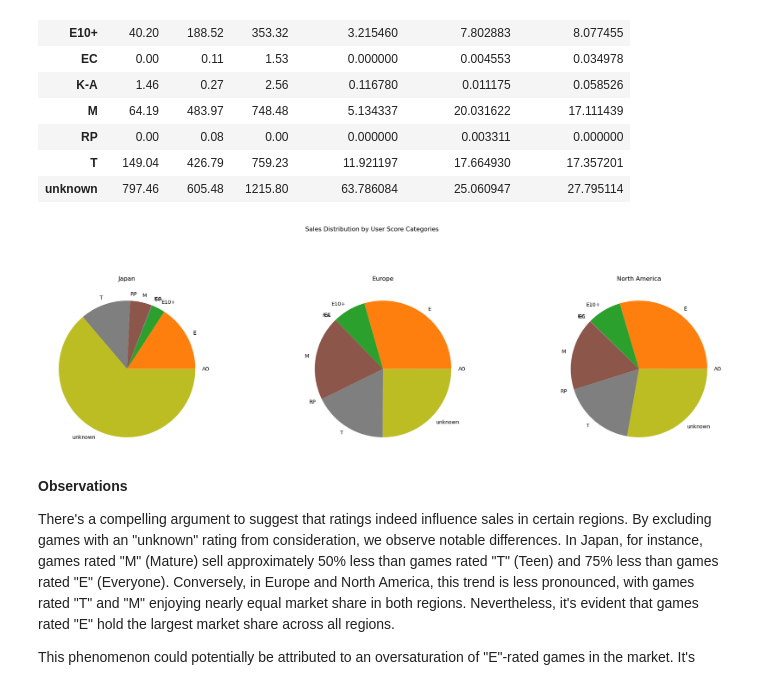
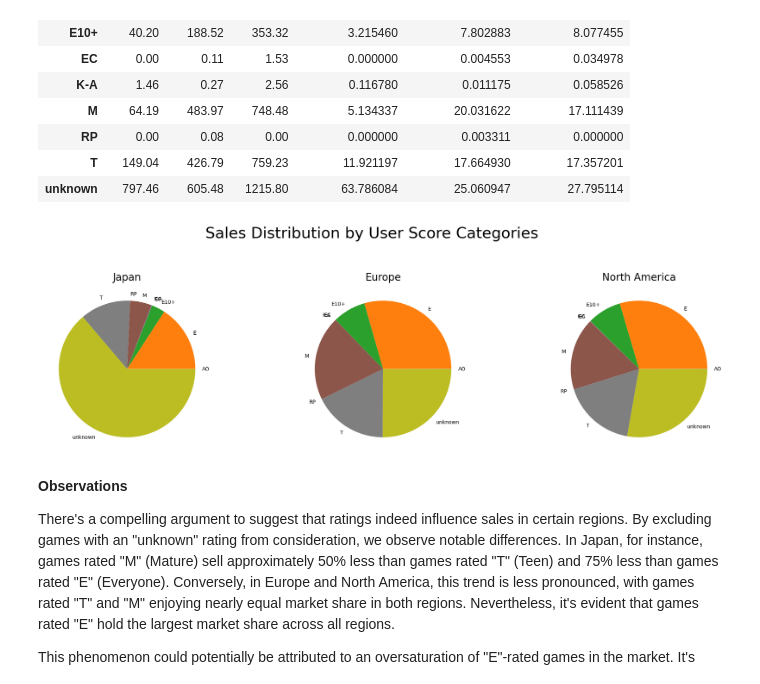
Before and after one commit to mnunezsa95/ds_project_video_game_analysis, a Jupyter notebook: notebooks/EDA.ipynb, the cells around one changed output. Saved outputs shown, nothing was run; the diff lists cells and outputs as text; code cells hidden in the pictures.

Commit message:
fix charts

```diff
--- a/notebooks/EDA.ipynb
+++ b/notebooks/EDA.ipynb
@@ -525,21 +525,21 @@ top_grouped_ratings
 # %%
 # Market Share based on user scores
 fig, (ax1, ax2, ax3) = plt.subplots(1,3, figsize=(24, 8))
-fig.suptitle('Sales Distribution by User Score Categories', )
+fig.suptitle('Sales Distribution by User Score Categories', fontsize=30)
 plt.subplots_adjust(wspace=0.5)
 
 ax1.pie(top_grouped_ratings['jp_market_share'], labels=top_grouped_ratings.index)
-ax1.set_title('Japan')
+ax1.set_title('Japan', fontsize=20)
 
 ax2.pie(top_grouped_ratings['eu_market_share'], labels=top_grouped_ratings.index)
-ax2.set_title('Europe')
+ax2.set_title('Europe', fontsize=20)
 
 ax3.pie(top_grouped_ratings['na_market_share'], labels=top_grouped_ratings.index)
-ax3.set_title('North America')
+ax3.set_title('North America', fontsize=20)
 
 plt.show()
 # %% [output]
-[figure, old version]
+[figure, new version]
 # %% [markdown]
 **Observations**
 
```
Also changed, not shown: parts of 2 cells of this notebook.
